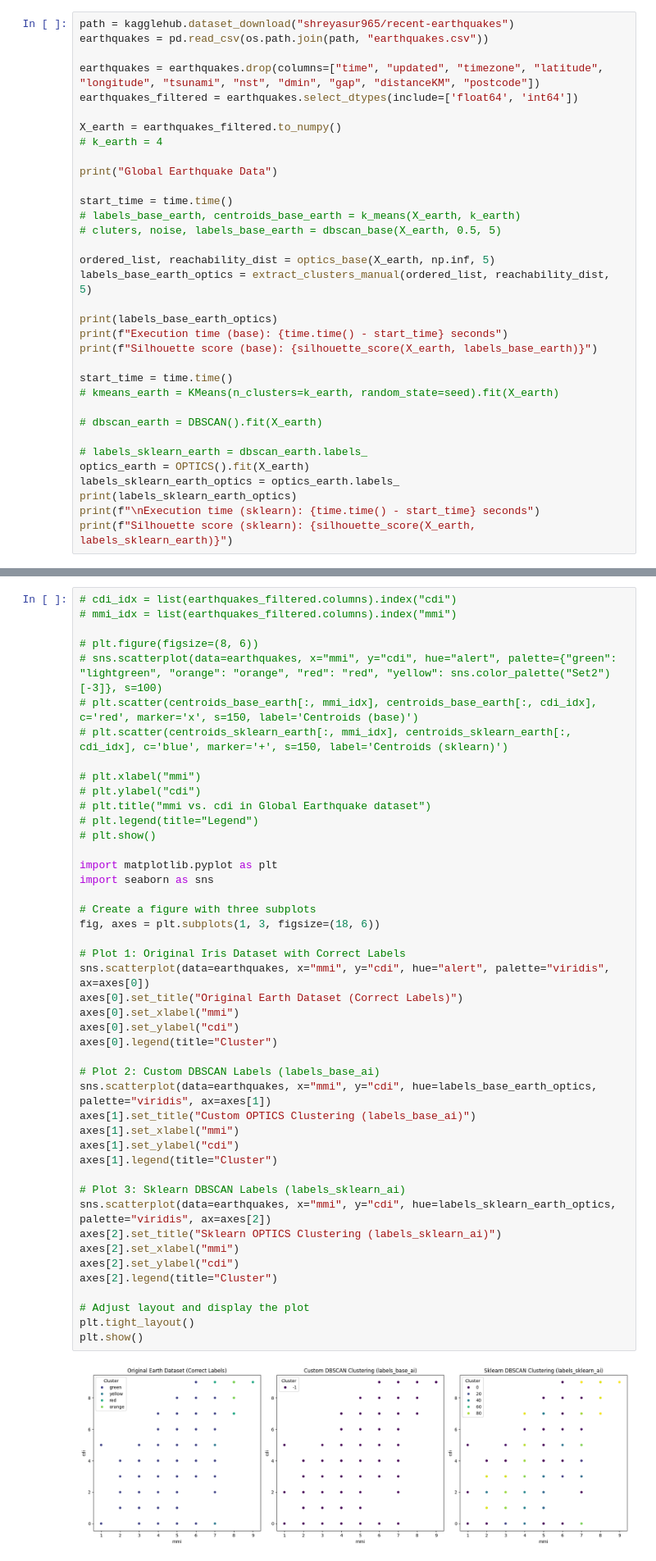
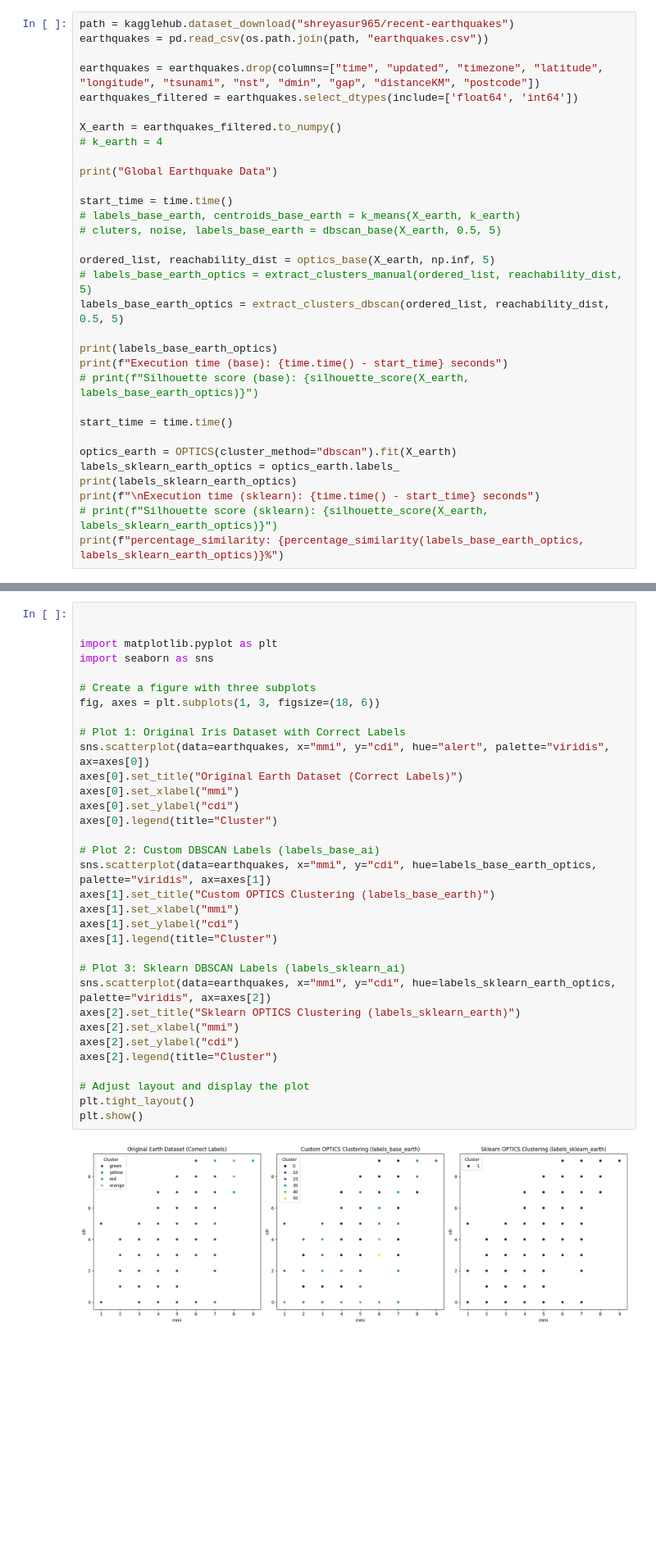
Before and after one commit to mirchandani-mohnish/ClusterMetrics, a Jupyter notebook: Density_Based.ipynb, the cells around one changed output, grey strips where cells are left out. Shown at 82% size. Cells and saved outputs as stored; diff of their text form; blank space fills up the shorter version.

```diff
--- a/Density_Based.ipynb
+++ b/Density_Based.ipynb
@@ -714,21 +765,19 @@ start_time = time.time()
 # cluters, noise, labels_base_earth = dbscan_base(X_earth, 0.5, 5)
 
 ordered_list, reachability_dist = optics_base(X_earth, np.inf, 5)
-labels_base_earth_optics = extract_clusters_manual(ordered_list, reachability_dist, 5)
+# labels_base_earth_optics = extract_clusters_manual(ordered_list, reachability_dist, 5)
+labels_base_earth_optics = extract_clusters_dbscan(ordered_list, reachability_dist, 0.5, 5)
 
 print(labels_base_earth_optics)
 print(f"Execution time (base): {time.time() - start_time} seconds")
-print(f"Silhouette score (base): {silhouette_score(X_earth, labels_base_earth)}")
+# print(f"Silhouette score (base): {silhouette_score(X_earth, labels_base_earth_optics)}")
 
 start_time = time.time()
-# kmeans_earth = KMeans(n_clusters=k_earth, random_state=seed).fit(X_earth)
 
-# dbscan_earth = DBSCAN().fit(X_earth)
-
-# labels_sklearn_earth = dbscan_earth.labels_
-optics_earth = OPTICS().fit(X_earth)
+optics_earth = OPTICS(cluster_method="dbscan").fit(X_earth)
 labels_sklearn_earth_optics = optics_earth.labels_
 print(labels_sklearn_earth_optics)
 print(f"\nExecution time (sklearn): {time.time() - start_time} seconds")
-print(f"Silhouette score (sklearn): {silhouette_score(X_earth, labels_sklearn_earth)}")
+# print(f"Silhouette score (sklearn): {silhouette_score(X_earth, labels_sklearn_earth_optics)}")
+print(f"percentage_similarity: {percentage_similarity(labels_base_earth_optics, labels_sklearn_earth_optics)}%")
 # %% [output]
@@ -743,47 +792,35 @@ Silhouette score (sklearn): -0.6975647411077606
 # %%
-# cdi_idx = list(earthquakes_filtered.columns).index("cdi")
-# mmi_idx = list(earthquakes_filtered.columns).index("mmi")
 
-# plt.figure(figsize=(8, 6))
-# sns.scatterplot(data=earthquakes, x="mmi", y="cdi", hue="alert", palette={"green": "lightgreen", "orange": "orange", "red": "red", "yellow": sns.color_palette("Set2")[-3]}, s=100)
-# plt.scatter(centroids_base_earth[:, mmi_idx], centroids_base_earth[:, cdi_idx], c='red', marker='x', s=150, label='Centroids (base)')
-# plt.scatter(centroids_sklearn_earth[:, mmi_idx], centroids_sklearn_earth[:, cdi_idx], c='blue', marker='+', s=150, label='Centroids (sklearn)')
-
-# plt.xlabel("mmi")
-# plt.ylabel("cdi")
-# plt.title("mmi vs. cdi in Global Earthquake dataset")
-# plt.legend(title="Legend")
-# plt.show()
 
 import matplotlib.pyplot as plt
 import seaborn as sns
 
 # Create a figure with three subplots
 fig, axes = plt.subplots(1, 3, figsize=(18, 6))
 
 # Plot 1: Original Iris Dataset with Correct Labels
 sns.scatterplot(data=earthquakes, x="mmi", y="cdi", hue="alert", palette="viridis", ax=axes[0])
 axes[0].set_title("Original Earth Dataset (Correct Labels)")
 axes[0].set_xlabel("mmi")
 axes[0].set_ylabel("cdi")
 axes[0].legend(title="Cluster")
 
 # Plot 2: Custom DBSCAN Labels (labels_base_ai)
 sns.scatterplot(data=earthquakes, x="mmi", y="cdi", hue=labels_base_earth_optics, palette="viridis", ax=axes[1])
-axes[1].set_title("Custom OPTICS Clustering (labels_base_ai)")
+axes[1].set_title("Custom OPTICS Clustering (labels_base_earth)")
 axes[1].set_xlabel("mmi")
 axes[1].set_ylabel("cdi")
 axes[1].legend(title="Cluster")
 
 # Plot 3: Sklearn DBSCAN Labels (labels_sklearn_ai)
 sns.scatterplot(data=earthquakes, x="mmi", y="cdi", hue=labels_sklearn_earth_optics, palette="viridis", ax=axes[2])
-axes[2].set_title("Sklearn OPTICS Clustering (labels_sklearn_ai)")
+axes[2].set_title("Sklearn OPTICS Clustering (labels_sklearn_earth)")
 axes[2].set_xlabel("mmi")
 axes[2].set_ylabel("cdi")
 axes[2].legend(title="Cluster")
 
 # Adjust layout and display the plot
 plt.tight_layout()
 plt.show()
 # %% [output]
-[figure, old version]
+[figure, new version]
```
Also changed, not shown: parts of 22 cells of this notebook.
